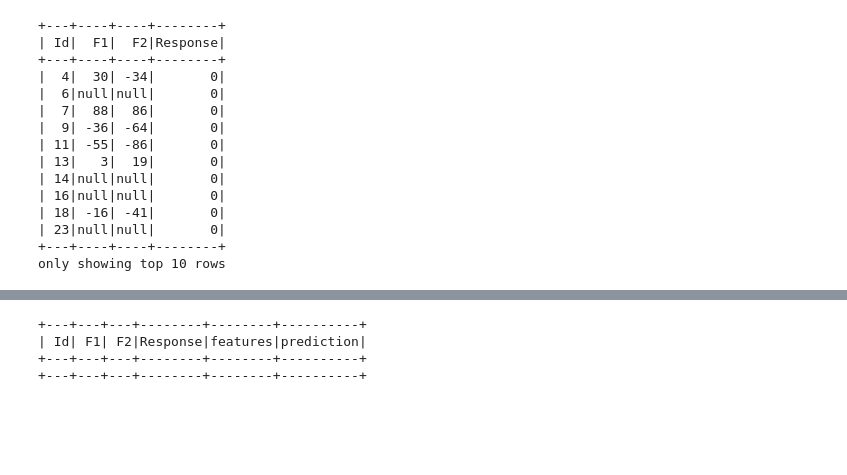
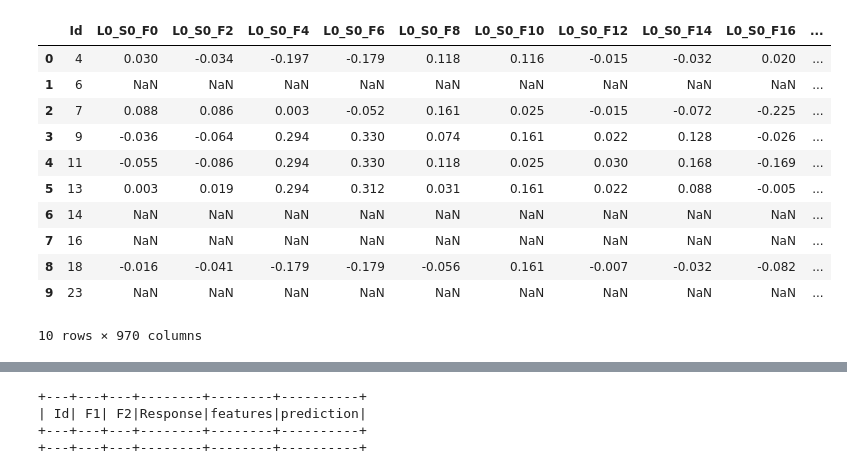
Before and after one commit to EvgeniyPrudnikov/Magistracy, a Jupyter notebook: Diploma/python/main.ipynb, the cells around one changed output, grey strips where cells are left out. Cells and saved outputs as stored; diff of their text form; code cells hidden in the pictures; blank space fills up the shorter version.

```diff
--- a/Diploma/python/main.ipynb
+++ b/Diploma/python/main.ipynb
@@ -26,18 +51,18 @@ for i,e in enumerate(l):
 # %%
-def create_df(filename):
+def create_df(filename,mode):
     text = sc.textFile(filename)
-    header_names = ['Id','F1','F2','Response']#list(text.first().split(','))[0:3] + [list(text.first().split(','))[-1]]
+    header_names = list(text.first().split(',')) + list(text.first().split(','))
     header_row = text.first()
     no_header_text = text.filter(lambda row: row != header_row)
 
     object_rows = Row(*header_names)  # unpack list
 
-    schema = no_header_text.map(lambda line: line.split(','))\
-        .map(lambda l: l[0:3] + [l[-1]])\
+    if mode == 'tr':
+        schema = no_header_text.map(lambda line: line.split(','))\
         .map(lambda l: [None if e == '' \
-                         else int(e) if i == 0 or i == len(l) - 1\
-                         else int(float(e)*1000) for i,e in enumerate(l)])\
-        .map(lambda l: object_rows(*l))\
+                         else int(e) if (i == 0 or i == len(l) - 1)\
+                         else float(e) for i,e in enumerate(l)])\
+        .map(lambda l: object_rows(*l))
 
-    df = sqlContext.createDataFrame(schema, samplingRatio=0.002)
+    df = sqlContext.createDataFrame(schema, samplingRatio=0.02)
     return df
@@ -45,0 +69,3 @@ df = create_df(numeric_file)
+# %%
+%%time
+df_tr = create_df(tr_data_file,'tr')
@@ -46,2 +75,2 @@ df = create_df(numeric_file)
 # %%
-df2 = df
+df2 = df_tr
@@ -68,2 +76,0 @@ only showing top 20 rows
-# %%
-df2 = df2.withColumn('lol', sqrt(df2.Id))
@@ -122,18 +77,15 @@ df4 = rdd3.repartition(3).toDF()
 # %%
-df2.show(10)
+df2.limit(10).toPandas()
 # %% [output]
+|  | Id | L0_S0_F0 | L0_S0_F2 | L0_S0_F4 | L0_S0_F6 | L0_S0_F8 | L0_S0_F10 | L0_S0_F12 | L0_S0_F14 | L0_S0_F16 | ... |
+| 0 | 4 | 0.030 | -0.034 | -0.197 | -0.179 | 0.118 | 0.116 | -0.015 | -0.032 | 0.020 | ... |
+| 1 | 6 | NaN | NaN | NaN | NaN | NaN | NaN | NaN | NaN | NaN | ... |
+| 2 | 7 | 0.088 | 0.086 | 0.003 | -0.052 | 0.161 | 0.025 | -0.015 | -0.072 | -0.225 | ... |
+| 3 | 9 | -0.036 | -0.064 | 0.294 | 0.330 | 0.074 | 0.161 | 0.022 | 0.128 | -0.026 | ... |
+| 4 | 11 | -0.055 | -0.086 | 0.294 | 0.330 | 0.118 | 0.025 | 0.030 | 0.168 | -0.169 | ... |
+| 5 | 13 | 0.003 | 0.019 | 0.294 | 0.312 | 0.031 | 0.161 | 0.022 | 0.088 | -0.005 | ... |
+| 6 | 14 | NaN | NaN | NaN | NaN | NaN | NaN | NaN | NaN | NaN | ... |
+| 7 | 16 | NaN | NaN | NaN | NaN | NaN | NaN | NaN | NaN | NaN | ... |
+| 8 | 18 | -0.016 | -0.041 | -0.179 | -0.179 | -0.056 | 0.161 | -0.007 | -0.032 | -0.082 | ... |
+| 9 | 23 | NaN | NaN | NaN | NaN | NaN | NaN | NaN | NaN | NaN | ... |
-+---+----+----+--------+
-| Id|  F1|  F2|Response|
-+---+----+----+--------+
-|  4|  30| -34|       0|
-|  6|null|null|       0|
-|  7|  88|  86|       0|
-|  9| -36| -64|       0|
-| 11| -55| -86|       0|
-| 13|   3|  19|       0|
-| 14|null|null|       0|
-| 16|null|null|       0|
-| 18| -16| -41|       0|
-| 23|null|null|       0|
-+---+----+----+--------+
-only showing top 10 rows
+10 rows × 970 columns
```
Also changed, not shown: parts of 40 cells of this notebook, 2 other files.
